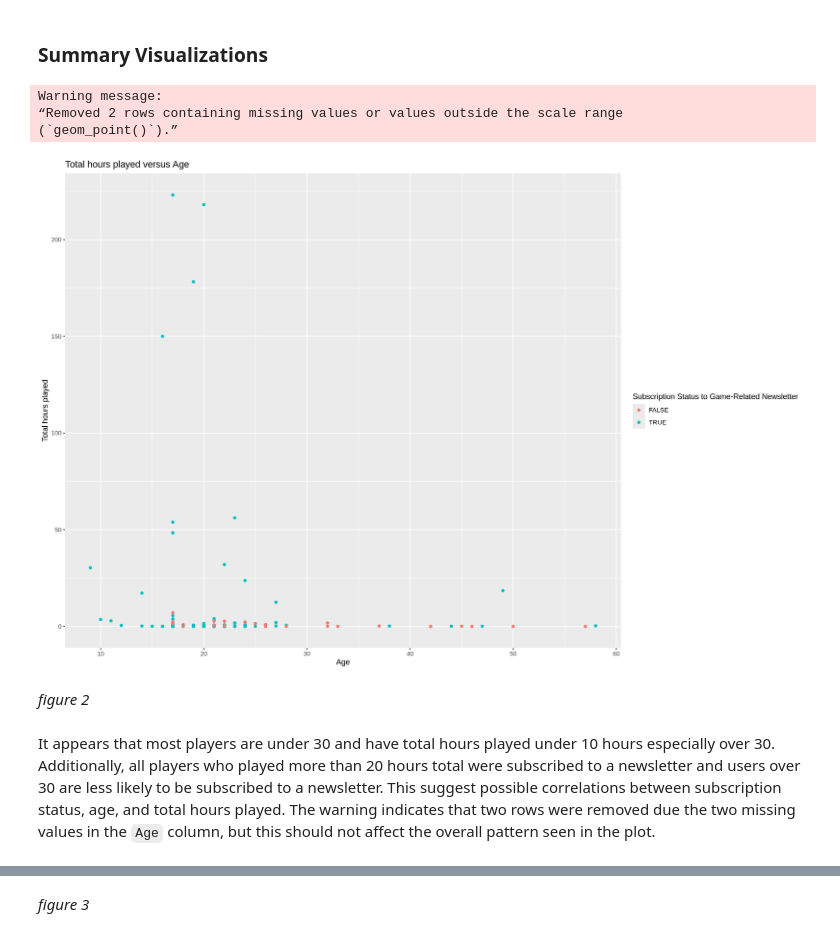
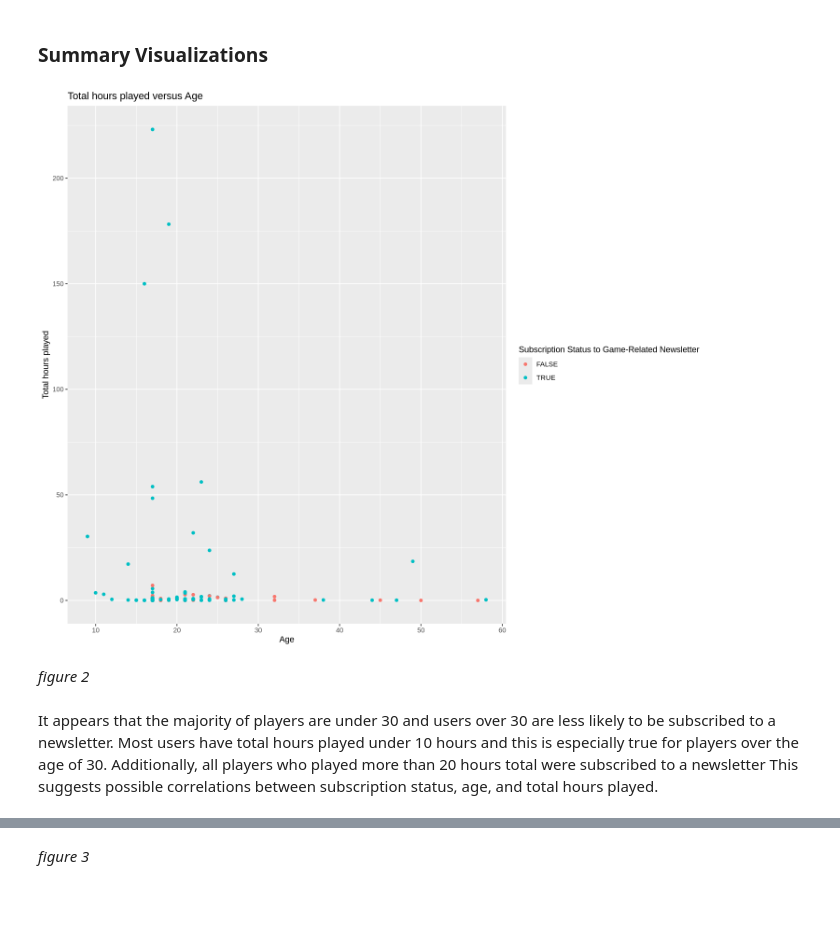
Before and after one commit to skylv777/dsci100_group_project, a Jupyter notebook: group4_project.ipynb, the cells around one changed output, grey strips where cells are left out. Cells and saved outputs as stored; diff of their text form; code cells hidden in the pictures; blank space fills up the shorter version.

```diff
--- a/group_project.ipynb
+++ b/group4_project.ipynb
@@ -168,22 +170,20 @@ A tibble: 9 × 4
 # %% [markdown]
 ### Summary Visualizations
 # %%
-options(repr.plot.height = 10, repr.plot.width = 15)
-hours_age_subscribe_plot <- players_data |>
+options(repr.plot.height = 10, repr.plot.width = 12)
+#creating a plot to compare age, played hours, and subscription status
+hours_age_subscribe_plot <- combined_data |>
         ggplot(aes(x = Age, y = played_hours, colour = subscribe)) +
         geom_point() +
         labs (x = "Age",
               y = "Total hours played",
               colour = "Subscription Status to Game-Related Newsletter") +
         ggtitle("Total hours played versus Age")
 hours_age_subscribe_plot
 # %% [output]
-Warning message:
-“Removed 2 rows containing missing values or values outside the scale range
-(`geom_point()`).”
-[figure, old version]
+[figure, new version]
 # %% [markdown]
 *figure 2*
 # %% [markdown]
-It appears that most players are under 30 and have total hours played under 10 hours especially over 30. Additionally, all players who played more than 20 hours total were subscribed to a newsletter and users over 30 are less likely to be subscribed to a newsletter. This suggest possible correlations between subscription status, age, and total hours played. The warning indicates that two rows were removed due the two missing values in the `Age` column, but this should not affect the overall pattern seen in the plot.
+It appears that the majority of players are under 30 and users over 30 are less likely to be subscribed to a newsletter. Most users have total hours played under 10 hours and this is especially true for players over the age of 30. Additionally, all players who played more than 20 hours total were subscribed to a newsletter This suggests possible correlations between subscription status, age, and total hours played.
 # %%
```
Also changed, not shown: parts of 19 cells of this notebook.
